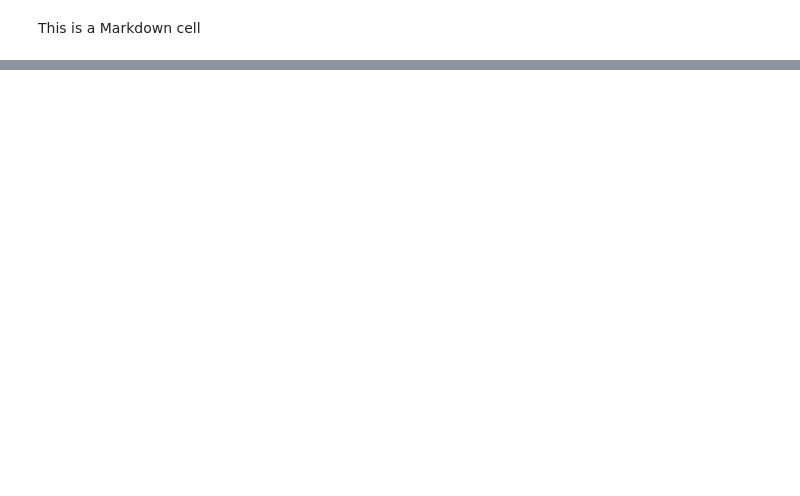
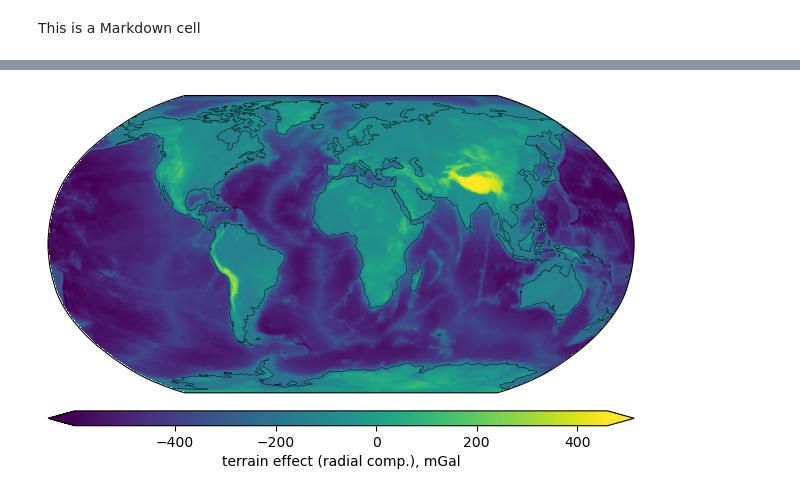
Before and after one commit to apasto/ggm_bg_maps_binder, a Jupyter notebook: ggm_bg.ipynb, the cells around one changed output, grey strips where cells are left out. Saved outputs shown, nothing was run; the diff lists cells and outputs as text; code cells hidden in the pictures; blank space fills up the shorter version.

```diff
--- a/ggm_bg.ipynb
+++ b/ggm_bg.ipynb
@@ -95,0 +100,14 @@ AttributeError: 'Figure' object has no attribute 'info'
+# %%
+GTM_rad_fig, GTM_rad_ax = GTM_grid_rad.plot(projection=fig_projection,
+                                            colorbar="bottom", cmap='viridis',
+                                            cmap_limits=[
+                                                np.quantile(GTM_grid_rad.data,0.001),
+                                                np.quantile(GTM_grid_rad.data,0.999)
+                                            ], cb_triangles="both",
+                                            cb_label = 'terrain effect (radial comp.), mGal',
+                                            show=False)
+GTM_rad_ax.coastlines(resolution='110m', color='black', linewidth=0.3)
+GTM_rad_fig.set_dpi(fig_dpi)
+GTM_rad_fig.show()
+# %% [output]
+[figure, added]
```
Also changed, not shown: parts of 12 cells of this notebook.
